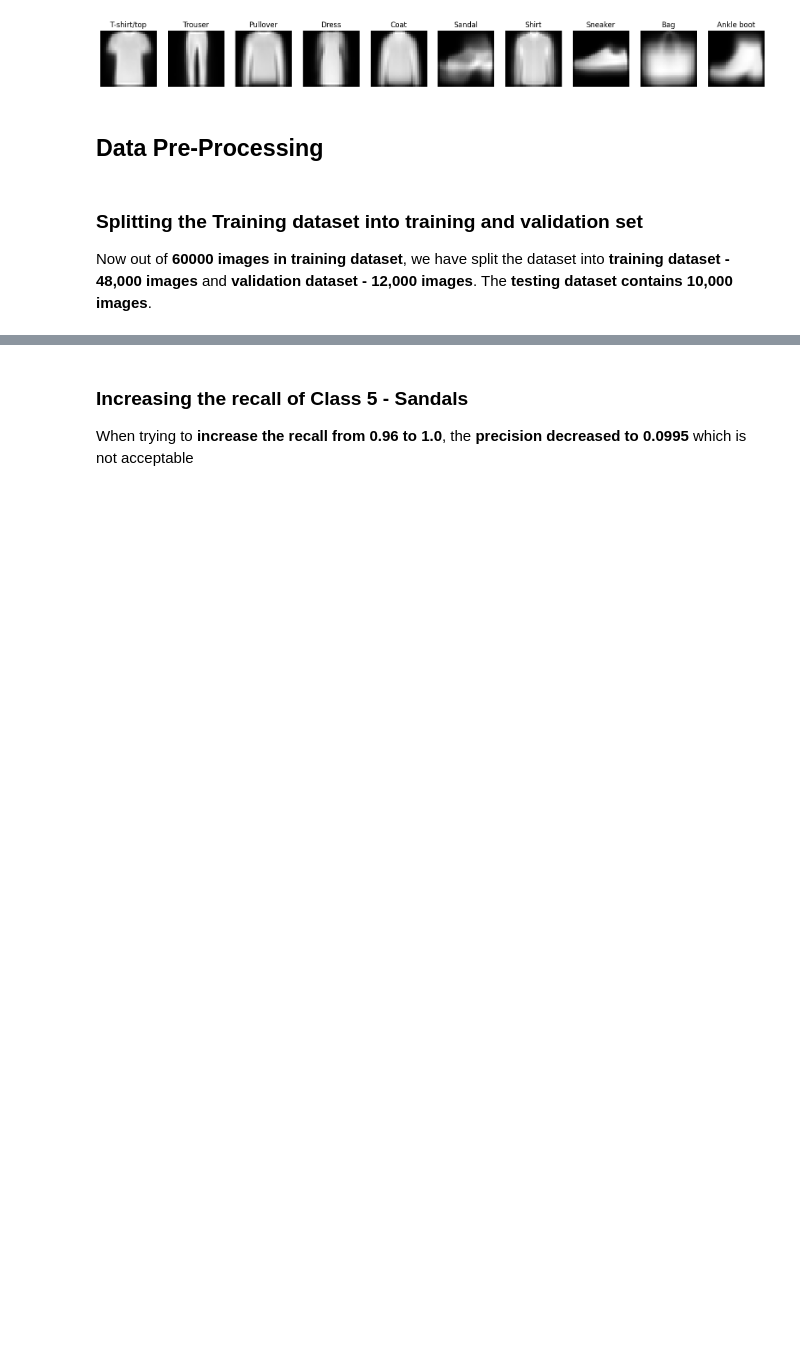
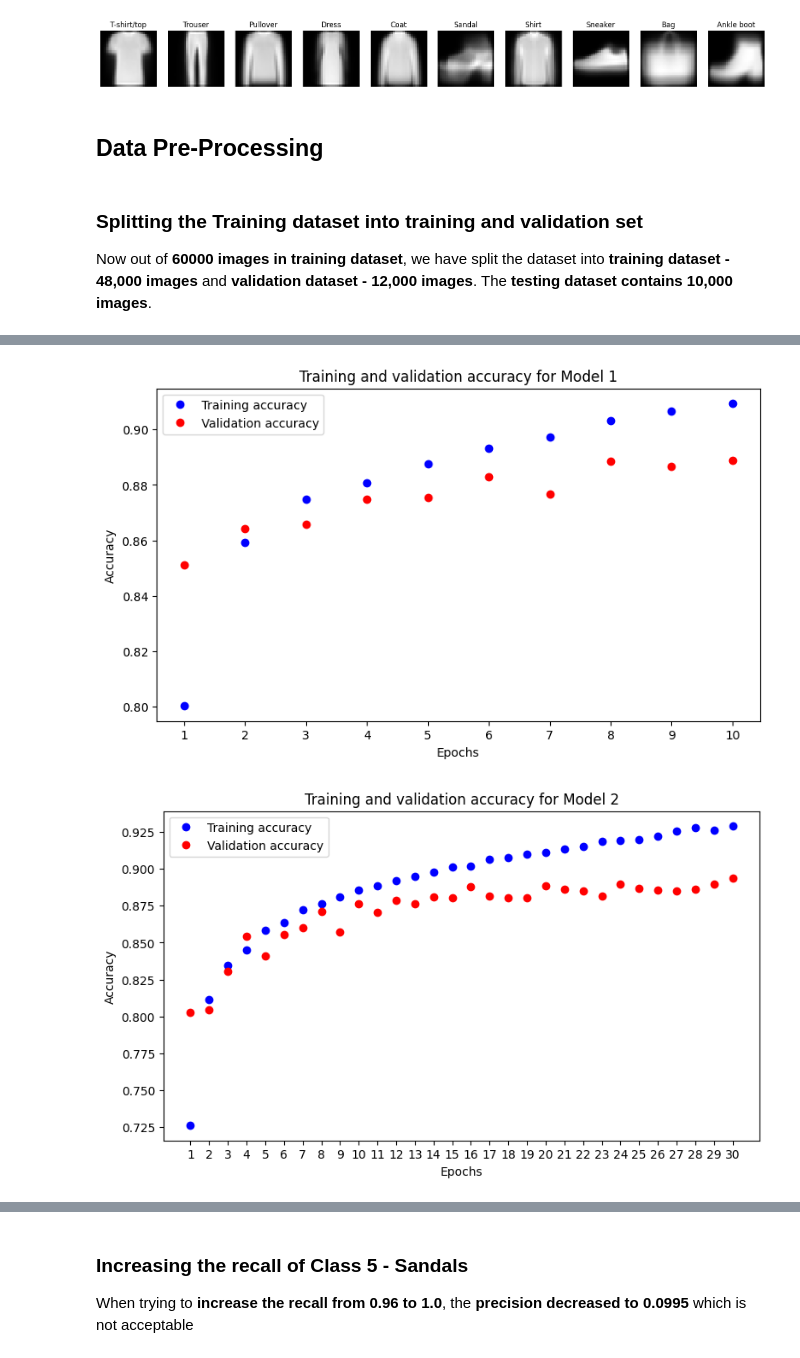
Before and after one commit to hemasree798/CSCN8010-labs, a Jupyter notebook: fMNIST_Dataset_DenseNN.ipynb, the cells around one changed output, grey strips where cells are left out. Cells and saved outputs as stored; diff of their text form; code cells hidden in the pictures; blank space fills up the shorter version.

```diff
--- a/fMNIST_Dataset_DenseNN.ipynb
+++ b/fMNIST_Dataset_DenseNN.ipynb
@@ -294,0 +419,20 @@ test_pred_prob = model.predict(test_images)
+# %%
+def plot_training_val_accuracy(model_history):
+    for model,history in enumerate(model_history):
+        history_dict = history.history
+        plt.figure(figsize=(9, 5))
+        acc_values = history_dict["accuracy"]
+        val_acc_values = history_dict["val_accuracy"]
+        epochs = range(1, len(acc_values) + 1)
+        plt.plot(epochs, acc_values, "bo", label="Training accuracy")
+        plt.plot(epochs, val_acc_values, "ro", label="Validation accuracy")
+        plt.xlabel("Epochs")
+        plt.xticks(epochs)
+        plt.ylabel("Accuracy")
+        plt.legend()
+        plt.title(f"Training and validation accuracy for Model {model+1}")
+# %%
+plot_training_val_accuracy(model_history)
+# %% [output]
+[figure, added]
+[figure, added]
```
Also changed, not shown: parts of 70 cells of this notebook, 3 other files.
